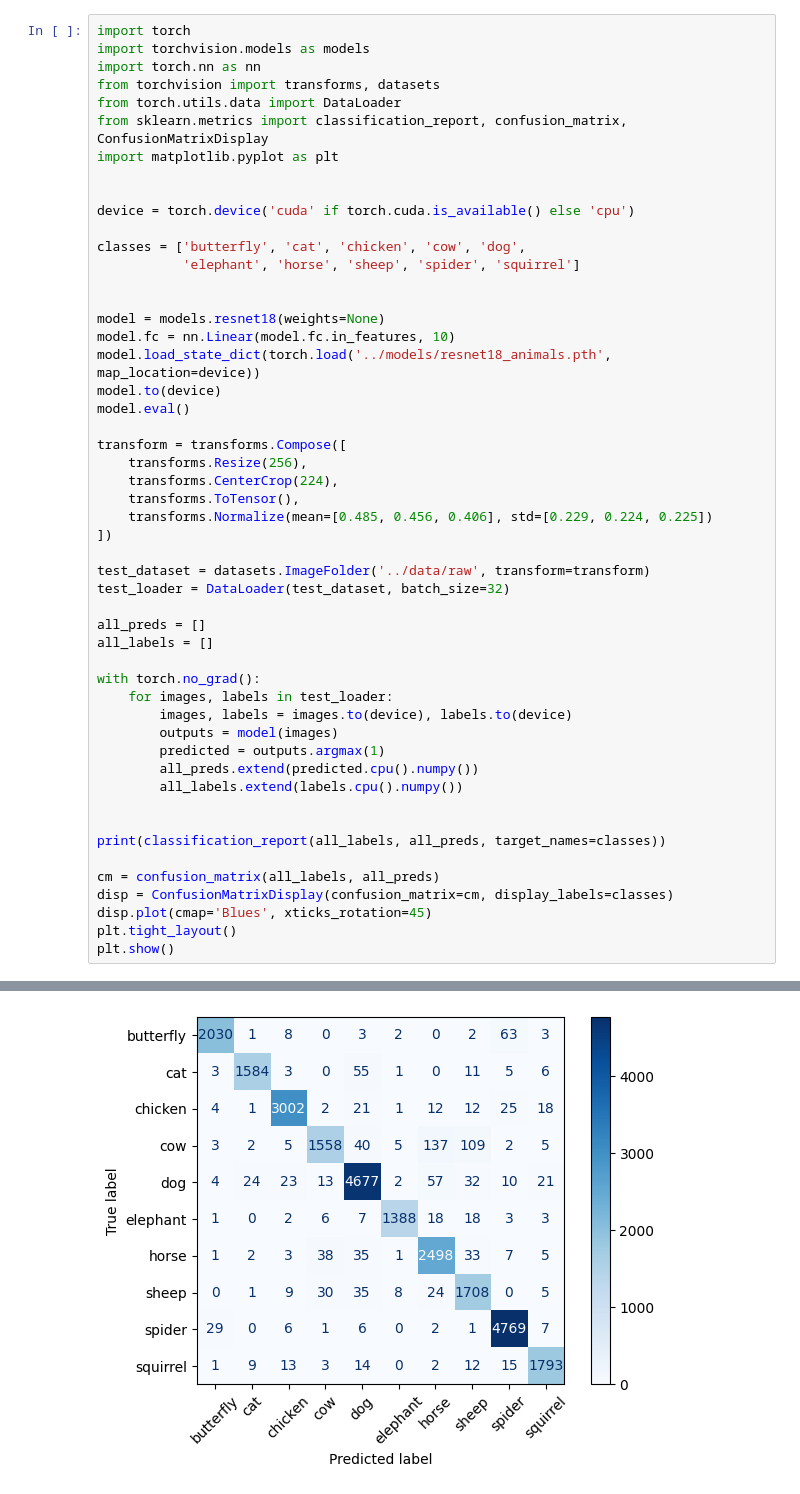
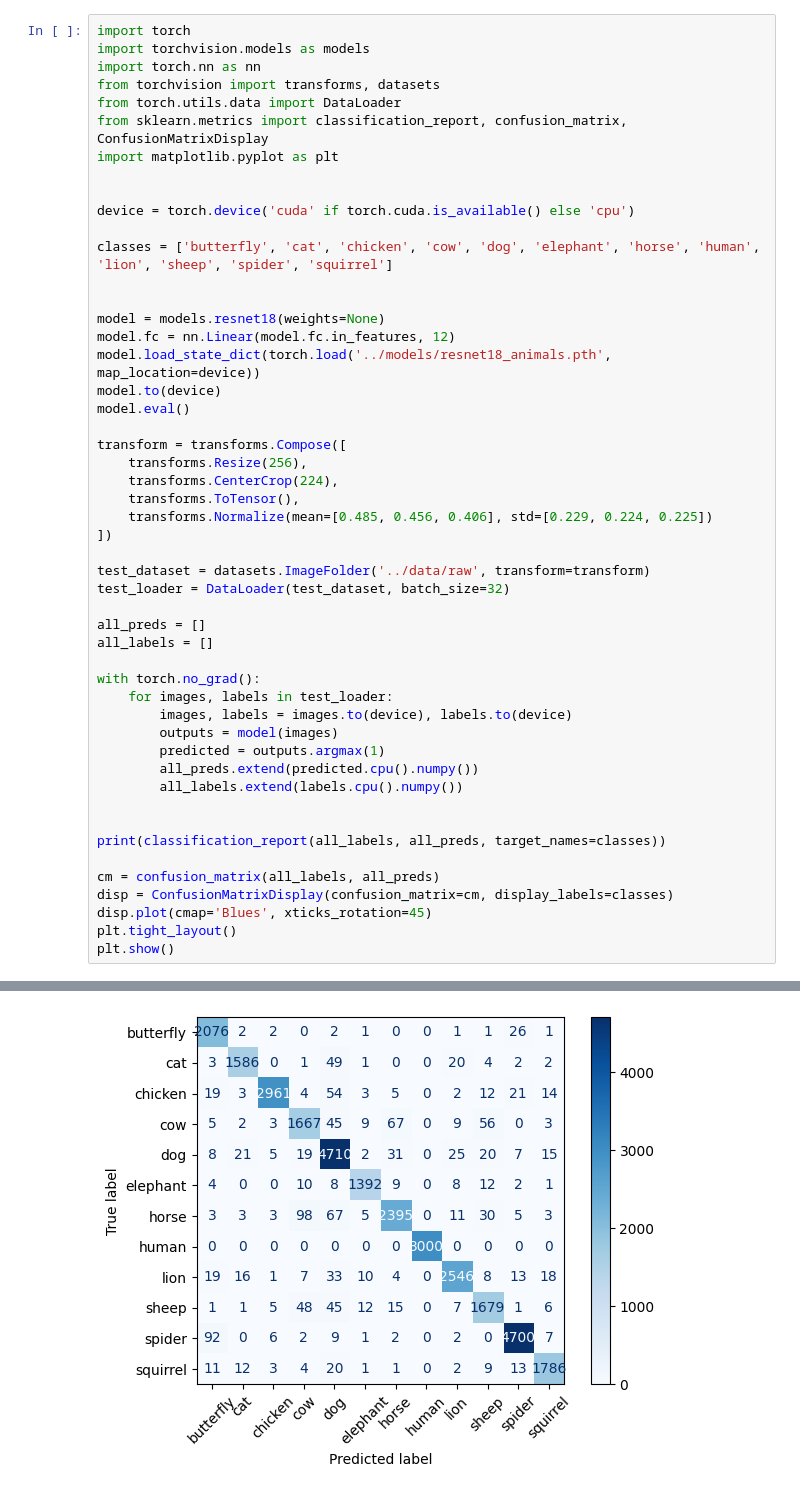
Before and after one commit to Maskininlarning-Grupp-2/Bildigenk-nning, a Jupyter notebook: notebooks/evaluation.ipynb, the cells around one changed output, grey strips where cells are left out. Drawn from its saved outputs; the diff is of its cells as text.

Commit message:
added classes and data

```diff
--- a/notebooks/evaluation.ipynb
+++ b/notebooks/evaluation.ipynb
@@ -10,12 +10,11 @@ import matplotlib.pyplot as plt
 
 device = torch.device('cuda' if torch.cuda.is_available() else 'cpu')
 
-classes = ['butterfly', 'cat', 'chicken', 'cow', 'dog',
-           'elephant', 'horse', 'sheep', 'spider', 'squirrel']
+classes = ['butterfly', 'cat', 'chicken', 'cow', 'dog', 'elephant', 'horse', 'human', 'lion', 'sheep', 'spider', 'squirrel']
 
 
 model = models.resnet18(weights=None)
-model.fc = nn.Linear(model.fc.in_features, 10)
+model.fc = nn.Linear(model.fc.in_features, 12)
 model.load_state_dict(torch.load('../models/resnet18_animals.pth', map_location=device))
 model.to(device)
 model.eval()
@@ -69 +70 @@ weighted avg       0.96      0.96      0.96     26179
-[figure, old version]
+[figure, new version]
```
Also changed, not shown: parts of 1 cell of this notebook, 4 other files.
